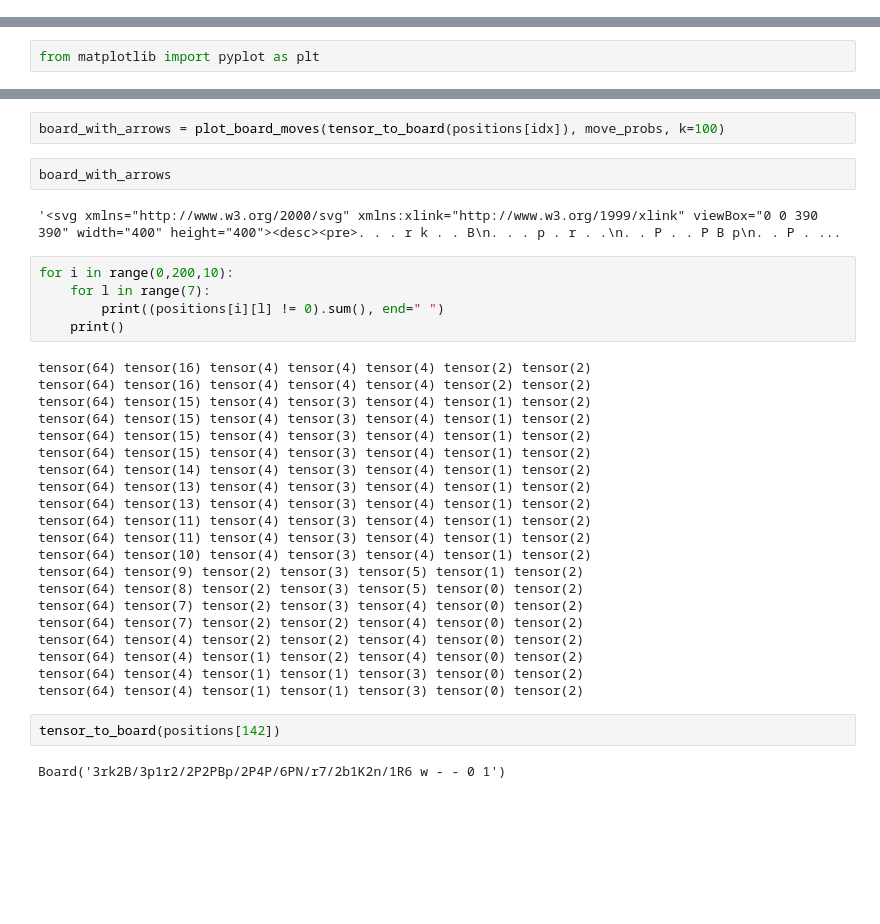
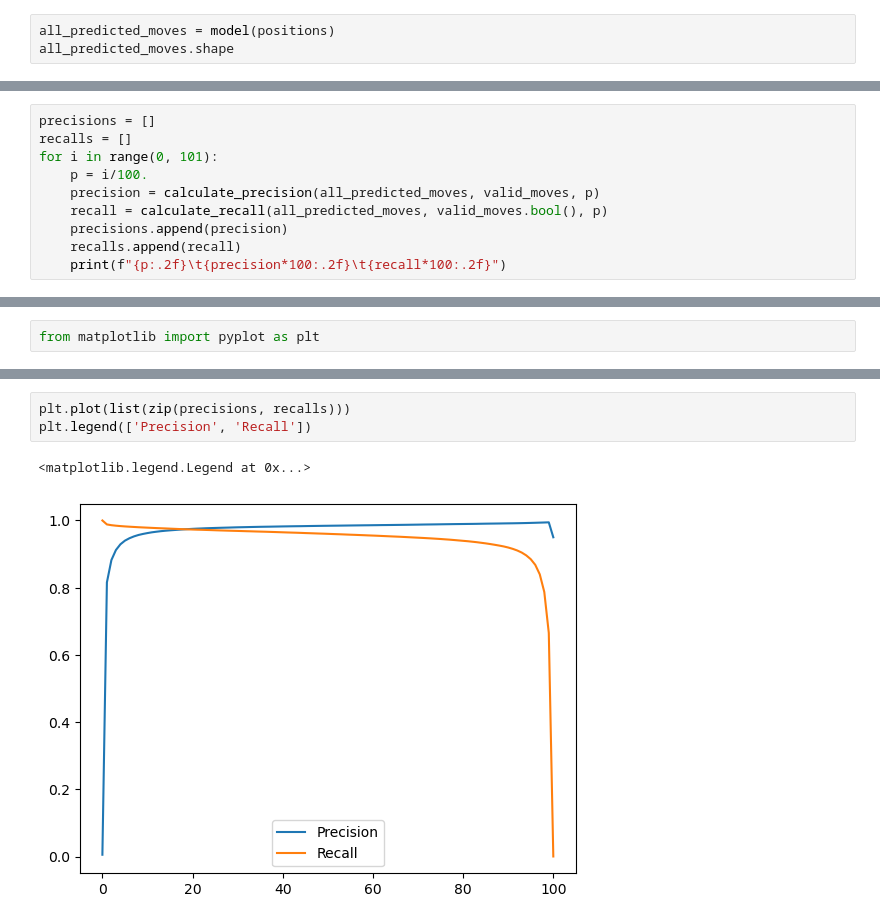
Before and after one commit to krkartikay/chess-sl, a Jupyter notebook: visualizations.ipynb, the cells around one changed output, grey strips where cells are left out. Saved outputs shown, nothing was run; the diff lists cells and outputs as text; blank space fills up the shorter version.

```diff
--- a/visualizations.ipynb
+++ b/visualizations.ipynb
@@ -26,0 +91,3 @@ from chess_utils import action_to_move, move_to_action, board_to_tensor, tensor_
+# %%
+all_predicted_moves = model(positions)
+all_predicted_moves.shape
@@ -26,0 +100,10 @@ from chess_utils import action_to_move, move_to_action, board_to_tensor, tensor_
+# %%
+precisions = []
+recalls = []
+for i in range(0, 101):
+    p = i/100.
+    precision = calculate_precision(all_predicted_moves, valid_moves, p)
+    recall = calculate_recall(all_predicted_moves, valid_moves.bool(), p)
+    precisions.append(precision)
+    recalls.append(recall)
+    print(f"{p:.2f}\t{precision*100:.2f}\t{recall*100:.2f}")
@@ -91,36 +130,6 @@ plot_move_set(move_probs)
-# %%
-board_with_arrows = plot_board_moves(tensor_to_board(positions[idx]), move_probs, k=100)
-# %%
-board_with_arrows
-# %% [output]
-'<svg xmlns="http://www.w3.org/2000/svg" xmlns:xlink="http://www.w3.org/1999/xlink" viewBox="0 0 390 390" width="400" height="400"><desc><pre>. . . r k . . B\n. . . p . r . .\n. . P . . P B p\n. . P . ...
-# %%
-for i in range(0,200,10):
-    for l in range(7):
-        print((positions[i][l] != 0).sum(), end=" ")
-    print()
-# %% [output]
-tensor(64) tensor(16) tensor(4) tensor(4) tensor(4) tensor(2) tensor(2)
-tensor(64) tensor(16) tensor(4) tensor(4) tensor(4) tensor(2) tensor(2)
-tensor(64) tensor(15) tensor(4) tensor(3) tensor(4) tensor(1) tensor(2)
-tensor(64) tensor(15) tensor(4) tensor(3) tensor(4) tensor(1) tensor(2)
-tensor(64) tensor(15) tensor(4) tensor(3) tensor(4) tensor(1) tensor(2)
-tensor(64) tensor(15) tensor(4) tensor(3) tensor(4) tensor(1) tensor(2)
-tensor(64) tensor(14) tensor(4) tensor(3) tensor(4) tensor(1) tensor(2)
-tensor(64) tensor(13) tensor(4) tensor(3) tensor(4) tensor(1) tensor(2)
-tensor(64) tensor(13) tensor(4) tensor(3) tensor(4) tensor(1) tensor(2)
-tensor(64) tensor(11) tensor(4) tensor(3) tensor(4) tensor(1) tensor(2)
-tensor(64) tensor(11) tensor(4) tensor(3) tensor(4) tensor(1) tensor(2)
-tensor(64) tensor(10) tensor(4) tensor(3) tensor(4) tensor(1) tensor(2)
-tensor(64) tensor(9) tensor(2) tensor(3) tensor(5) tensor(1) tensor(2)
-tensor(64) tensor(8) tensor(2) tensor(3) tensor(5) tensor(0) tensor(2)
-tensor(64) tensor(7) tensor(2) tensor(3) tensor(4) tensor(0) tensor(2)
-tensor(64) tensor(7) tensor(2) tensor(2) tensor(4) tensor(0) tensor(2)
-tensor(64) tensor(4) tensor(2) tensor(2) tensor(4) tensor(0) tensor(2)
-tensor(64) tensor(4) tensor(1) tensor(2) tensor(4) tensor(0) tensor(2)
-tensor(64) tensor(4) tensor(1) tensor(1) tensor(3) tensor(0) tensor(2)
-tensor(64) tensor(4) tensor(1) tensor(1) tensor(3) tensor(0) tensor(2)
-# %%
-tensor_to_board(positions[142])
-# %% [output]
-Board('3rk2B/3p1r2/2P2PBp/2P4P/6PN/r7/2b1K2n/1R6 w - - 0 1')
+# %%
+plt.plot(list(zip(precisions, recalls)))
+plt.legend(['Precision', 'Recall'])
+# %% [output]
+<matplotlib.legend.Legend at 0x...>
+[figure, added]
```
Also changed, not shown: parts of 30 cells of this notebook, 3 other files.
